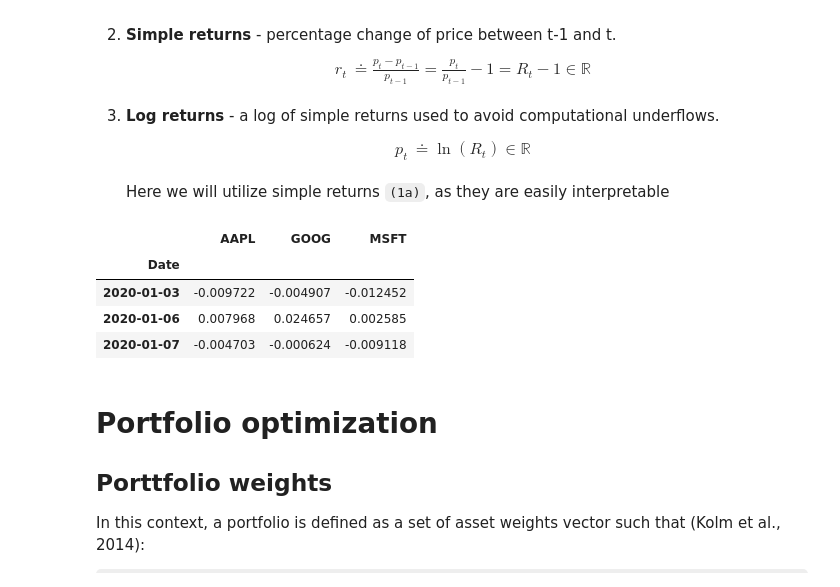
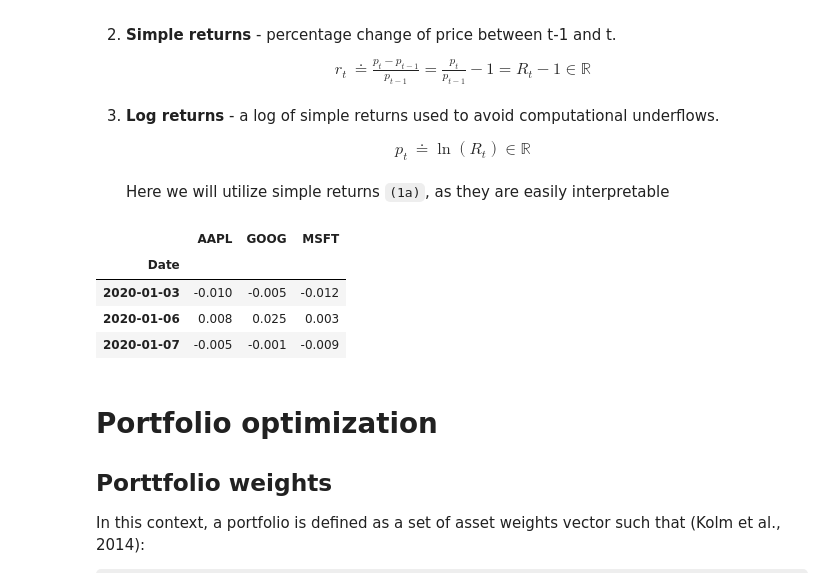
Before and after one commit to maddataanalyst/blogposts_code, a Jupyter notebook: portfolio_optimization/basic_portfolio_optimization.ipynb, the cells around one changed output. Drawn from its saved outputs; the diff is of its cells as text; code cells hidden in the pictures; some formulas as TeX source.

```diff
--- a/portfolio_optimization/basic_portfolio_optimization.ipynb
+++ b/portfolio_optimization/basic_portfolio_optimization.ipynb
@@ -90,13 +90,13 @@ $$
 Here we will utilize simple returns `(1a)`, as they are easily interpretable
 # %%
 returns = close_prices.pct_change().dropna()
-returns.head(3)
+returns.round(3).head(3)
 # %% [output]
 |  | AAPL | GOOG | MSFT |
 | Date |  |  |  |
-| 2020-01-03 | -0.009722 | -0.004907 | -0.012452 |
-| 2020-01-06 | 0.007968 | 0.024657 | 0.002585 |
-| 2020-01-07 | -0.004703 | -0.000624 | -0.009118 |
+| 2020-01-03 | -0.010 | -0.005 | -0.012 |
+| 2020-01-06 | 0.008 | 0.025 | 0.003 |
+| 2020-01-07 | -0.005 | -0.001 | -0.009 |
 # %% [markdown]
 # Portfolio optimization
 
```
Also changed, not shown: parts of 2 cells of this notebook.
